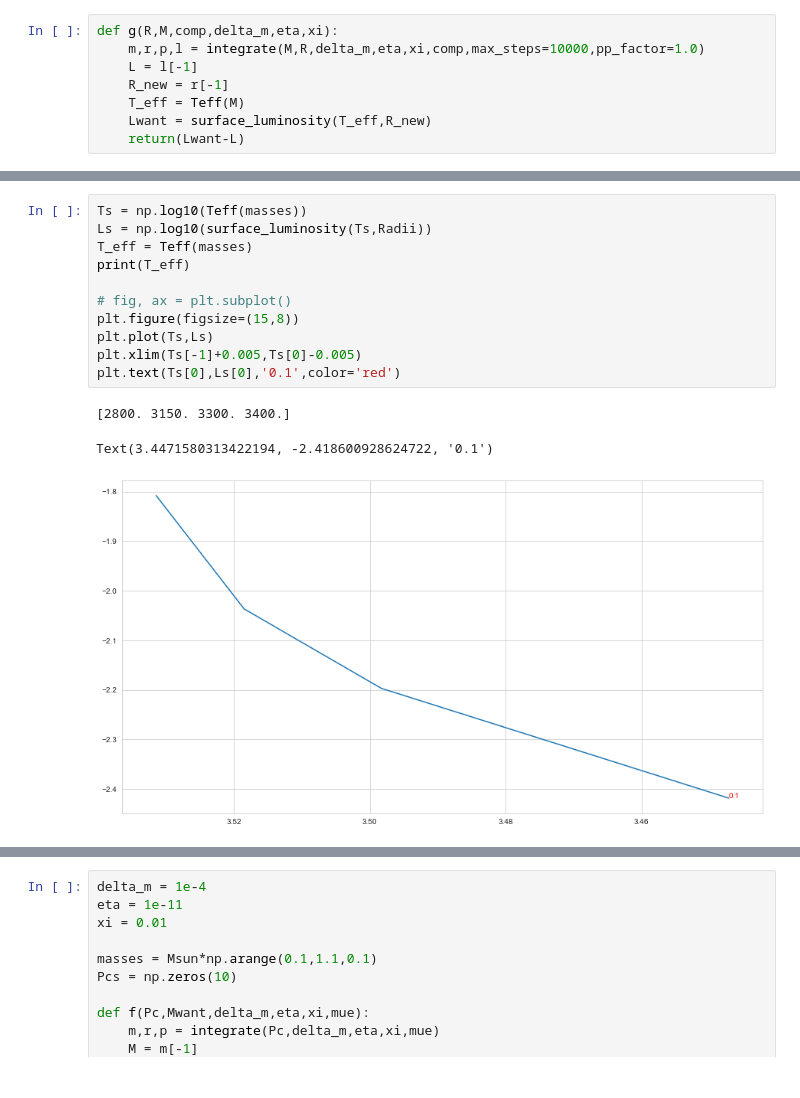
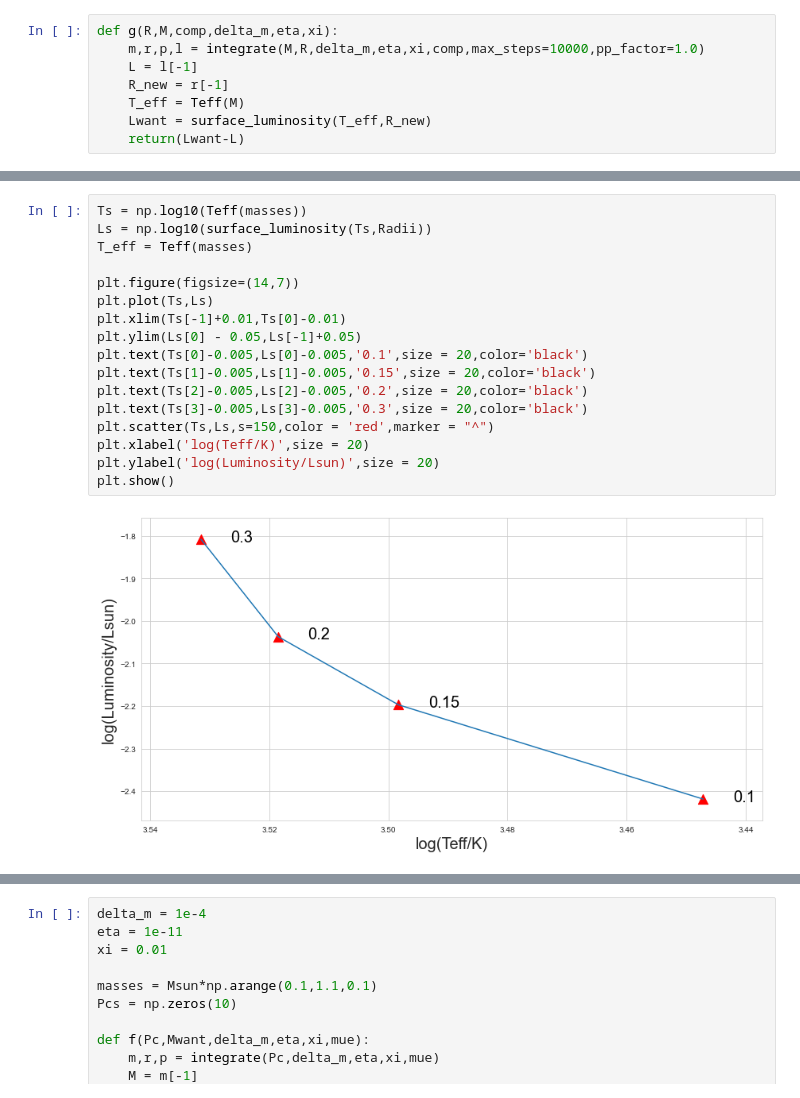
Before and after one commit to AriAtari/AST_Final_Project, a Jupyter notebook: Computational_Project_3.ipynb, the cells around one changed output, grey strips where cells are left out. Drawn from its saved outputs; the diff is of its cells as text.

Commit message:
Added plots, changed pprate for 3

```diff
--- a/Computational_Project_3.ipynb
+++ b/Computational_Project_3.ipynb
@@ -74,15 +73,19 @@ array([0.0615696 , 0.07715441, 0.09173061, 0.1185253 ])
 # %%
 Ts = np.log10(Teff(masses))
 Ls = np.log10(surface_luminosity(Ts,Radii))
 T_eff = Teff(masses)
-print(T_eff)
 
-# fig, ax = plt.subplot()
-plt.figure(figsize=(15,8))
+plt.figure(figsize=(14,7))
 plt.plot(Ts,Ls)
-plt.xlim(Ts[-1]+0.005,Ts[0]-0.005)
-plt.text(Ts[0],Ls[0],'0.1',color='red')
+plt.xlim(Ts[-1]+0.01,Ts[0]-0.01)
+plt.ylim(Ls[0] - 0.05,Ls[-1]+0.05)
+plt.text(Ts[0]-0.005,Ls[0]-0.005,'0.1',size = 20,color='black')
+plt.text(Ts[1]-0.005,Ls[1]-0.005,'0.15',size = 20,color='black')
+plt.text(Ts[2]-0.005,Ls[2]-0.005,'0.2',size = 20,color='black')
+plt.text(Ts[3]-0.005,Ls[3]-0.005,'0.3',size = 20,color='black')
+plt.scatter(Ts,Ls,s=150,color = 'red',marker = "^")
+plt.xlabel('log(Teff/K)',size = 20)
+plt.ylabel('log(Luminosity/Lsun)',size = 20)
+plt.show()
 # %% [output]
-[2800. 3150. 3300. 3400.]
-Text(3.4471580313422194, -2.418600928624722, '0.1')
-[figure, old version]
+[figure, new version]
```
Also changed, not shown: parts of 14 cells of this notebook, 1 other file.
